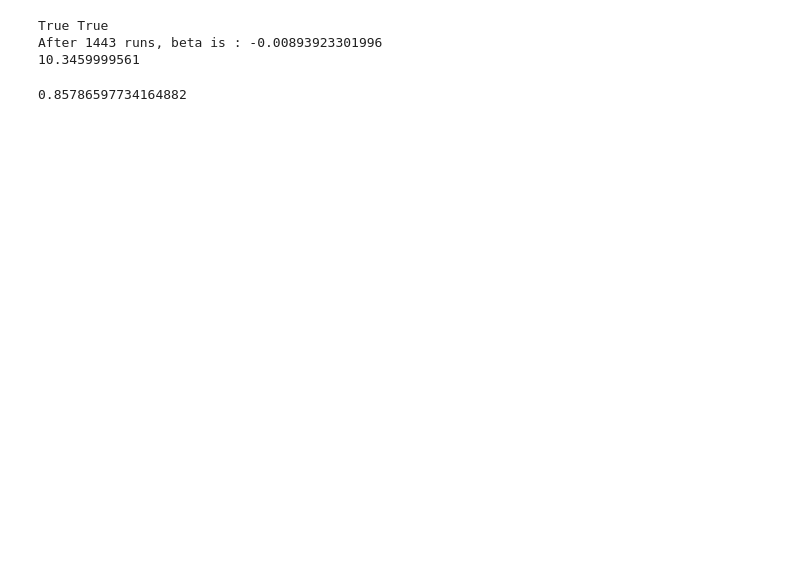
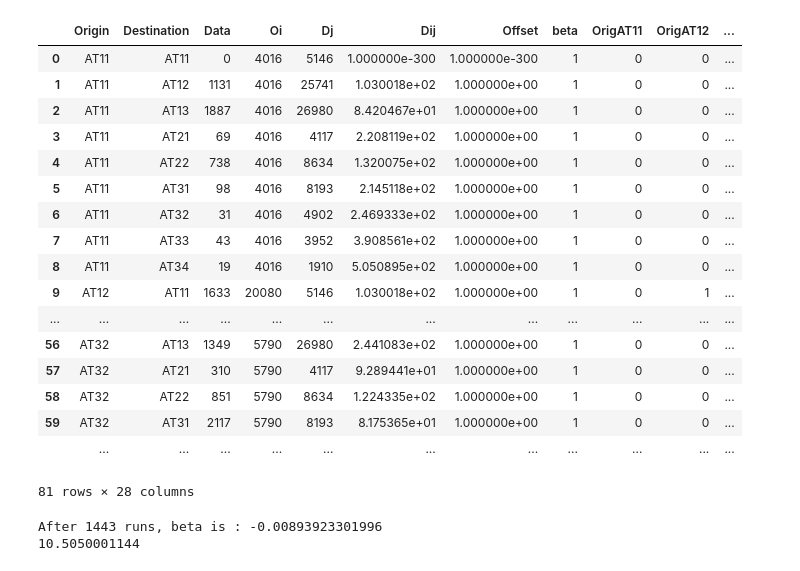
Before and after one commit to tayoshan/IpythonNotebooks, a Jupyter notebook: pySI testing.ipynb, the cells around one changed output. Saved outputs shown, nothing was run; the diff lists cells and outputs as text; code cells hidden in the pictures; blank space fills up the shorter version.

```diff
--- a/pySI testing.ipynb
+++ b/pySI testing.ipynb
@@ -1,21 +1,39 @@
 # %%
 import pySI as SI
 import pandas as pd
 import numpy as np
 import time
 
 data= pd.DataFrame(pd.read_csv('http://dl.dropbox.com/u/8649795/AT_Austria.csv'))
+data
+# %% [output]
+|  | Origin | Destination | Data | Oi | Dj | Dij | Offset | beta | OrigAT11 | OrigAT12 | ... |
+| 0 | AT11 | AT11 | 0 | 4016 | 5146 | 1.000000e-300 | 1.000000e-300 | 1 | 0 | 0 | ... |
+| 1 | AT11 | AT12 | 1131 | 4016 | 25741 | 1.030018e+02 | 1.000000e+00 | 1 | 0 | 0 | ... |
+| 2 | AT11 | AT13 | 1887 | 4016 | 26980 | 8.420467e+01 | 1.000000e+00 | 1 | 0 | 0 | ... |
+| 3 | AT11 | AT21 | 69 | 4016 | 4117 | 2.208119e+02 | 1.000000e+00 | 1 | 0 | 0 | ... |
+| 4 | AT11 | AT22 | 738 | 4016 | 8634 | 1.320075e+02 | 1.000000e+00 | 1 | 0 | 0 | ... |
+| 5 | AT11 | AT31 | 98 | 4016 | 8193 | 2.145118e+02 | 1.000000e+00 | 1 | 0 | 0 | ... |
+| 6 | AT11 | AT32 | 31 | 4016 | 4902 | 2.469333e+02 | 1.000000e+00 | 1 | 0 | 0 | ... |
+| 7 | AT11 | AT33 | 43 | 4016 | 3952 | 3.908561e+02 | 1.000000e+00 | 1 | 0 | 0 | ... |
+| 8 | AT11 | AT34 | 19 | 4016 | 1910 | 5.050895e+02 | 1.000000e+00 | 1 | 0 | 0 | ... |
+| 9 | AT12 | AT11 | 1633 | 20080 | 5146 | 1.030018e+02 | 1.000000e+00 | 1 | 0 | 1 | ... |
+| ... | ... | ... | ... | ... | ... | ... | ... | ... | ... | ... | ... |
+| 56 | AT32 | AT13 | 1349 | 5790 | 26980 | 2.441083e+02 | 1.000000e+00 | 1 | 0 | 0 | ... |
+| 57 | AT32 | AT21 | 310 | 5790 | 4117 | 9.289441e+01 | 1.000000e+00 | 1 | 0 | 0 | ... |
+| 58 | AT32 | AT22 | 851 | 5790 | 8634 | 1.224335e+02 | 1.000000e+00 | 1 | 0 | 0 | ... |
+| 59 | AT32 | AT31 | 2117 | 5790 | 8193 | 8.175365e+01 | 1.000000e+00 | 1 | 0 | 0 | ... |
+|  | ... | ... | ... | ... | ... | ... | ... | ... | ... | ... | ... |
+81 rows × 28 columns
 # %%
 t0 = time.time()
-model = SI.calibrate(data=data, trips='Data', sep='Dij', cost='negexp', constraints={'attraction':'Destination', 'production':'Origin'}).mle(initialParams={'beta':-1, 'Oi':.86})
+
+model = SI.calibrate(data=data, trips='Data', sep='Dij', cost='negexp', constraints={'attraction':'Destination', 'production':'Origin'})
+
+results = model.mle(initialParams={'beta':-1})
+
 t1 = time.time()
 print t1-t0
 # %% [output]
-True True
 After 1443 runs, beta is : -0.00893923301996
-10.3459999561
+10.5050001144
-# %%
-
-model.results.OiParam.ix[0]
-# %% [output]
-0.85786597734164882
```
Also changed, not shown: parts of 7 cells of this notebook.
